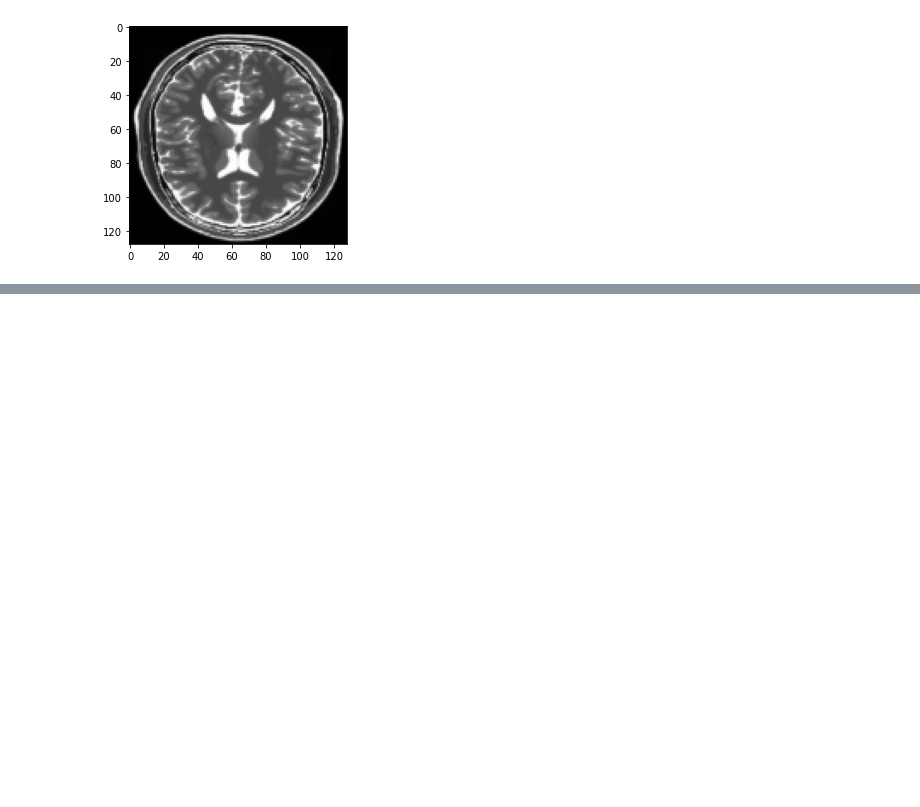
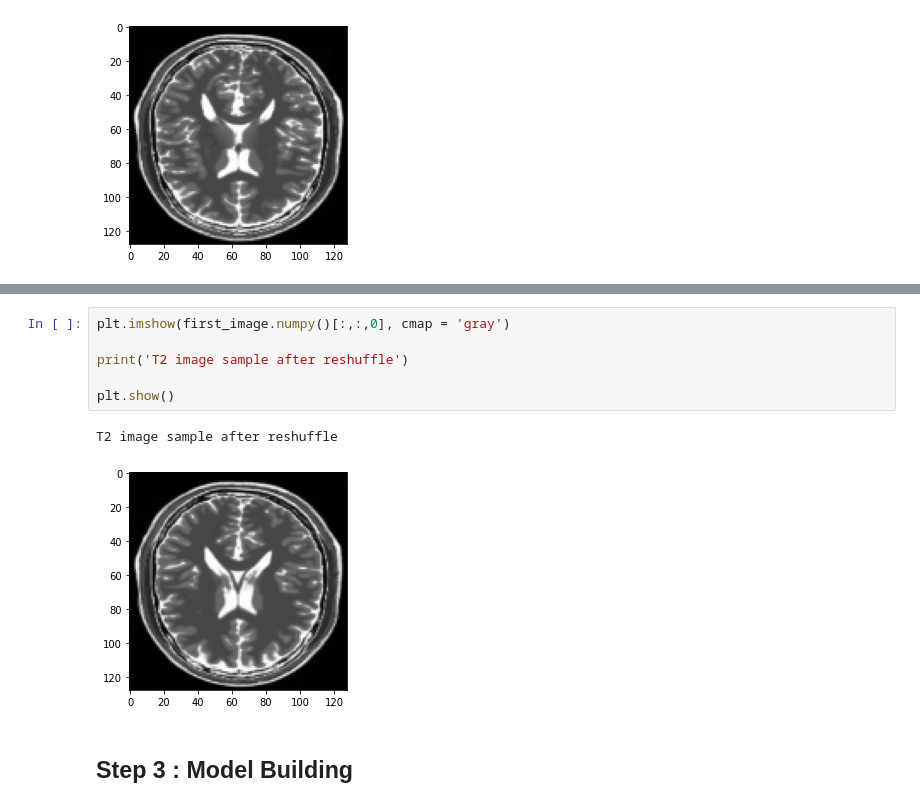
Before and after one commit to chaitsugale/Style-Transfer-using-CycleGAN, a Jupyter notebook: Style_Transfer_MR1_T1_T2_Cyclic_GAN_Capstone_Project_Chaitanya.ipynb, the cells around one changed output, grey strips where cells are left out. Drawn from its saved outputs; the diff is of its cells as text; blank space fills up the shorter version.

```diff
--- a/Style_Transfer_MR1_T1_T2_Cyclic_GAN_Capstone_Project_Chaitanya.ipynb
+++ b/Style_Transfer_MR1_T1_T2_Cyclic_GAN_Capstone_Project_Chaitanya.ipynb
@@ -365,0 +407,11 @@ plt.show()
+# %%
+plt.imshow(first_image.numpy()[:,:,0], cmap = 'gray')
+
+print('T2 image sample after reshuffle')
+
+plt.show()
+# %% [output]
+T2 image sample after reshuffle
+[figure, added]
+# %% [markdown]
+## Step 3 : Model Building
```
Also changed, not shown: parts of 25 cells of this notebook.
